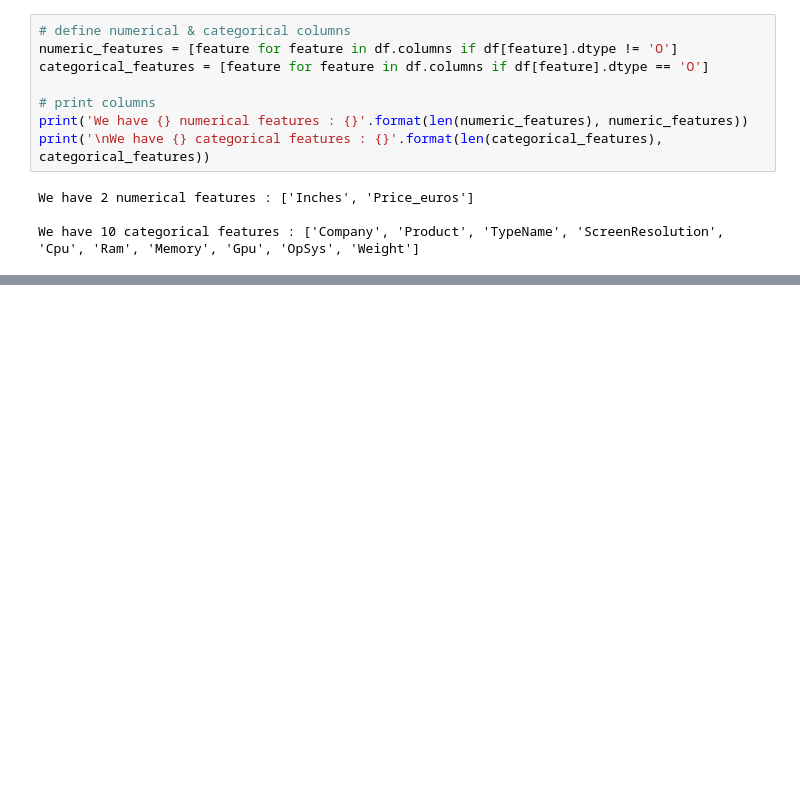
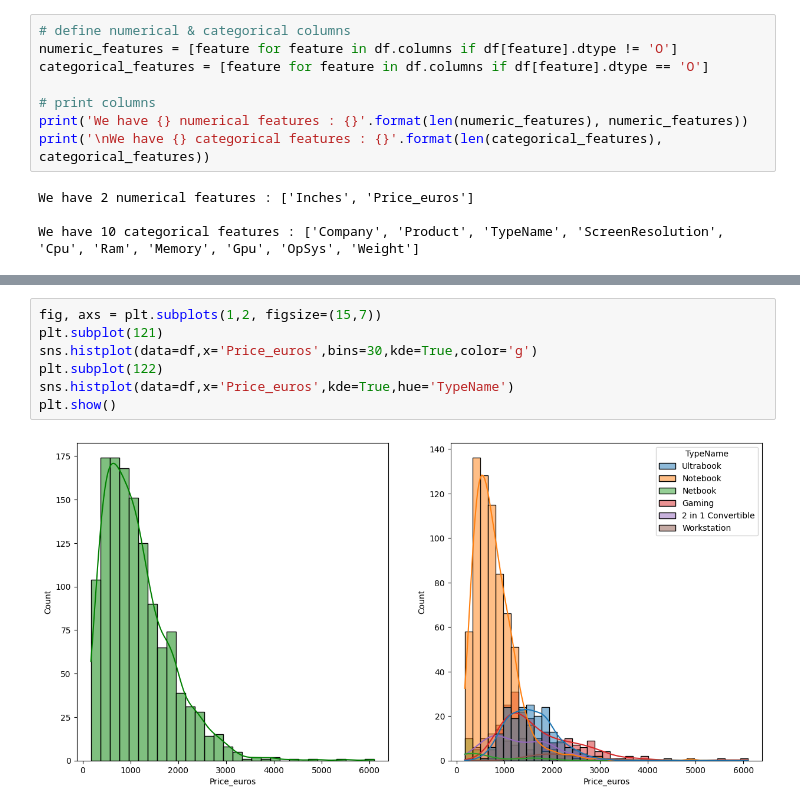
Before and after one commit to Pitou911/laptop-price-prediction, a Jupyter notebook: notebook/EDA.ipynb, the cells around one changed output, grey strips where cells are left out. Cells and saved outputs as stored; diff of their text form; blank space fills up the shorter version.

```diff
--- a/notebook/EDA.ipynb
+++ b/notebook/EDA.ipynb
@@ -191,0 +219,9 @@ We have 10 categorical features : ['Company', 'Product', 'TypeName', 'ScreenReso
+# %%
+fig, axs = plt.subplots(1,2, figsize=(15,7))
+plt.subplot(121)
+sns.histplot(data=df,x='Price_euros',bins=30,kde=True,color='g')
+plt.subplot(122)
+sns.histplot(data=df,x='Price_euros',kde=True,hue='TypeName')
+plt.show()
+# %% [output]
+[figure, added]
```
Also changed, not shown: parts of 10 cells of this notebook.
